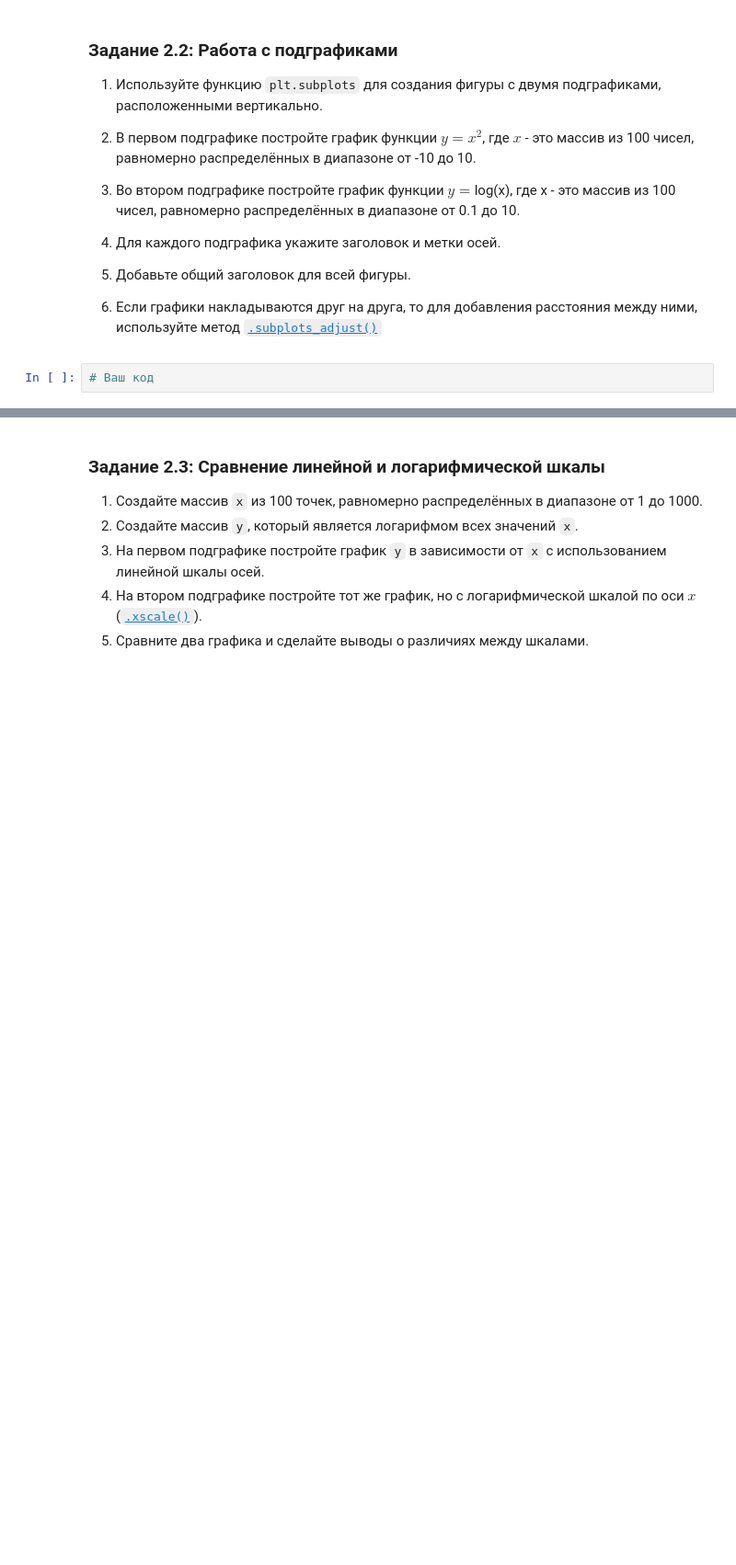
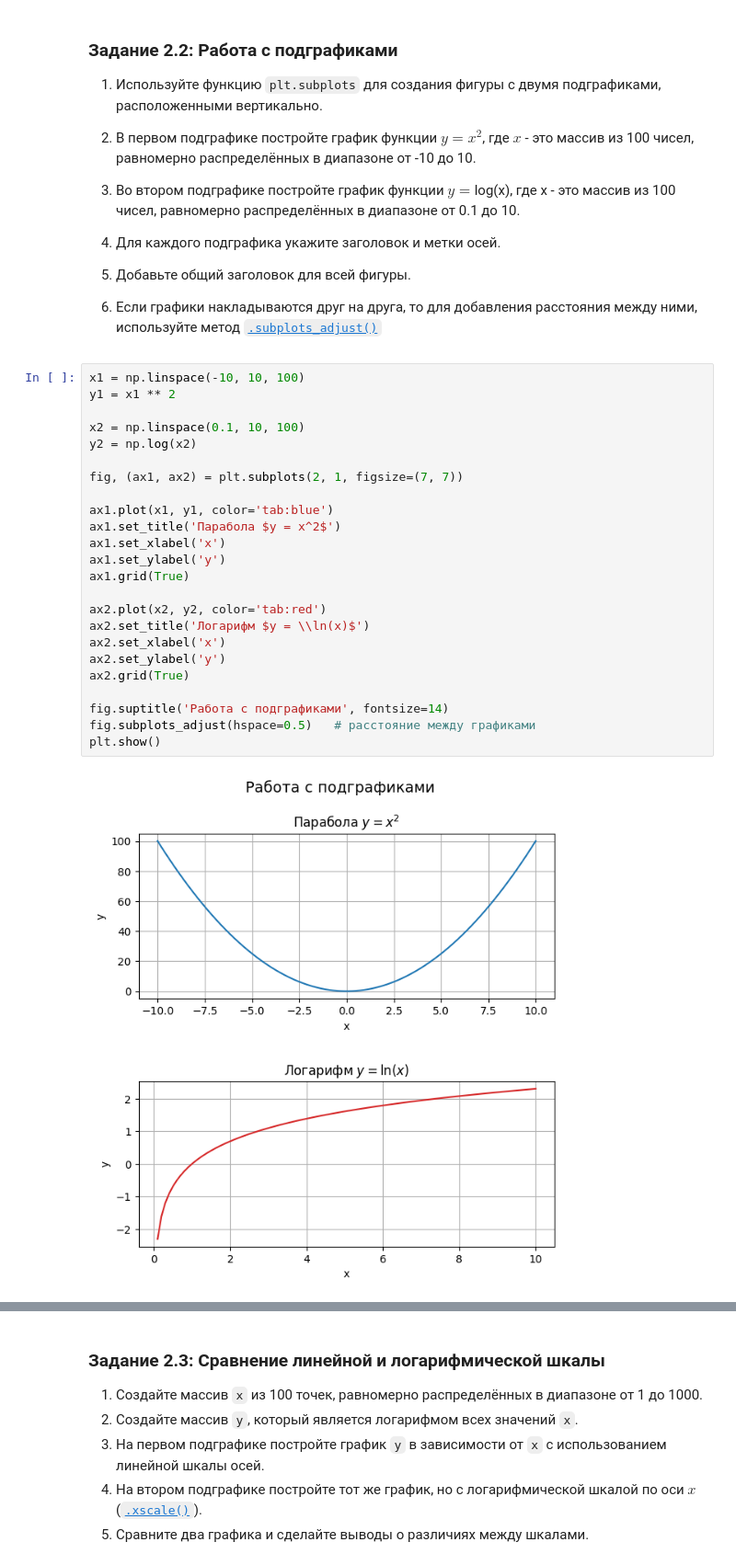
Before and after one commit to MaGNeT49/computer_math, a Jupyter notebook: 3. Библиотеки Matplotlib, Plotly/Практическая_работа_№3_Matplotlib_Plotly.ipynb, the cells around one changed output, grey strips where cells are left out. Shown at 92% size. Cells and saved outputs as stored; diff of their text form; blank space fills up the shorter version.

```diff
--- a/3. Библиотеки Matplotlib, Plotly/Практическая_работа_№3_Matplotlib_Plotly.ipynb
+++ b/3. Библиотеки Matplotlib, Plotly/Практическая_работа_№3_Matplotlib_Plotly.ipynb
@@ -211,8 +222,32 @@ np.savetxt('data.txt', data, delimiter=' ')
 4. Для каждого подграфика укажите заголовок и метки осей.
 5. Добавьте общий заголовок для всей фигуры.
 6. Если графики накладываются друг на друга, то для добавления расстояния между ними, используйте метод [`.subplots_adjust()`](https://matplotlib.org/stable/api/_as_gen/matplotlib.pyplot.subplots_adjust.html)
-# %%
-# Ваш код
+# %%
+x1 = np.linspace(-10, 10, 100)
+y1 = x1 ** 2
+
+x2 = np.linspace(0.1, 10, 100)
+y2 = np.log(x2)
+
+fig, (ax1, ax2) = plt.subplots(2, 1, figsize=(7, 7))
+
+ax1.plot(x1, y1, color='tab:blue')
+ax1.set_title('Парабола $y = x^2$')
+ax1.set_xlabel('x')
+ax1.set_ylabel('y')
+ax1.grid(True)
+
+ax2.plot(x2, y2, color='tab:red')
+ax2.set_title('Логарифм $y = \\ln(x)$')
+ax2.set_xlabel('x')
+ax2.set_ylabel('y')
+ax2.grid(True)
+
+fig.suptitle('Работа с подграфиками', fontsize=14)
+fig.subplots_adjust(hspace=0.5)   # расстояние между графиками
+plt.show()
+# %% [output]
+[figure, added]
 # %% [markdown]
 ![image.png](embedded-picture-1)
 # %% [markdown]
```
Also changed, not shown: parts of 19 cells of this notebook, 22 other files.
